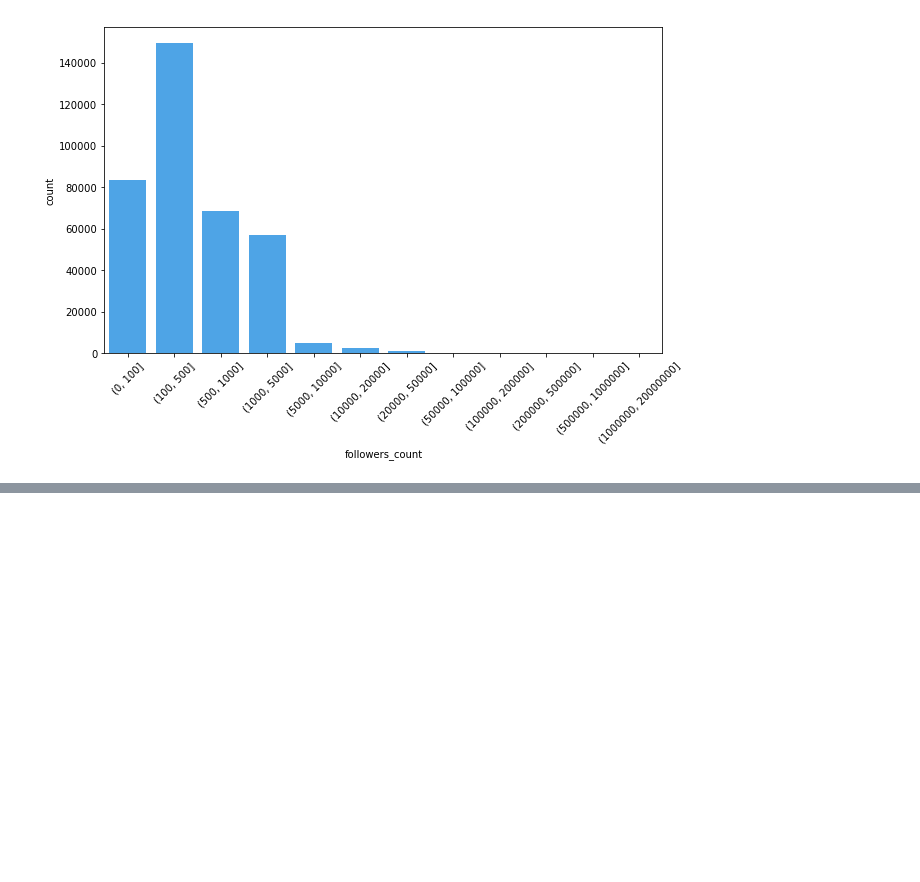
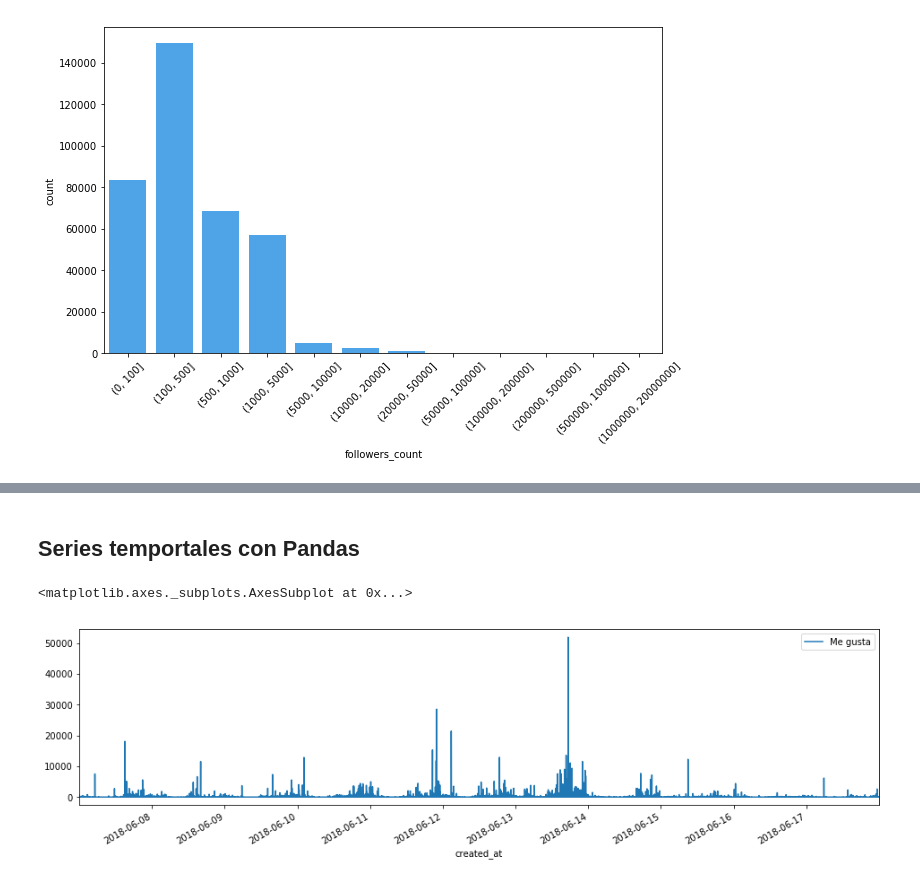
Before and after one commit to juan-analian/mentoria-diplodatos-2019, a Jupyter notebook: users_and_tweets.ipynb, the cells around one changed output, grey strips where cells are left out. Drawn from its saved outputs; the diff is of its cells as text; code cells hidden in the pictures; blank space fills up the shorter version.

```diff
--- a/users_and_tweets.ipynb
+++ b/users_and_tweets.ipynb
@@ -409,0 +462,10 @@ plt.xticks(rotation=45)
+# %% [markdown]
+## Series temportales con Pandas
+# %%
+tfav = pd.Series(data=df_tweets_junio['favorite_count'].values, index=df_tweets_junio['created_at'])
+tret = pd.Series(data=df_tweets_junio['retweet_count'].values, index=df_tweets_junio['created_at'])
+# %%
+tfav.plot(figsize=(16,4), label="Me gusta", legend=True)
+# %% [output]
+<matplotlib.axes._subplots.AxesSubplot at 0x...>
+[figure, added]
```
Also changed, not shown: parts of 36 cells of this notebook.
